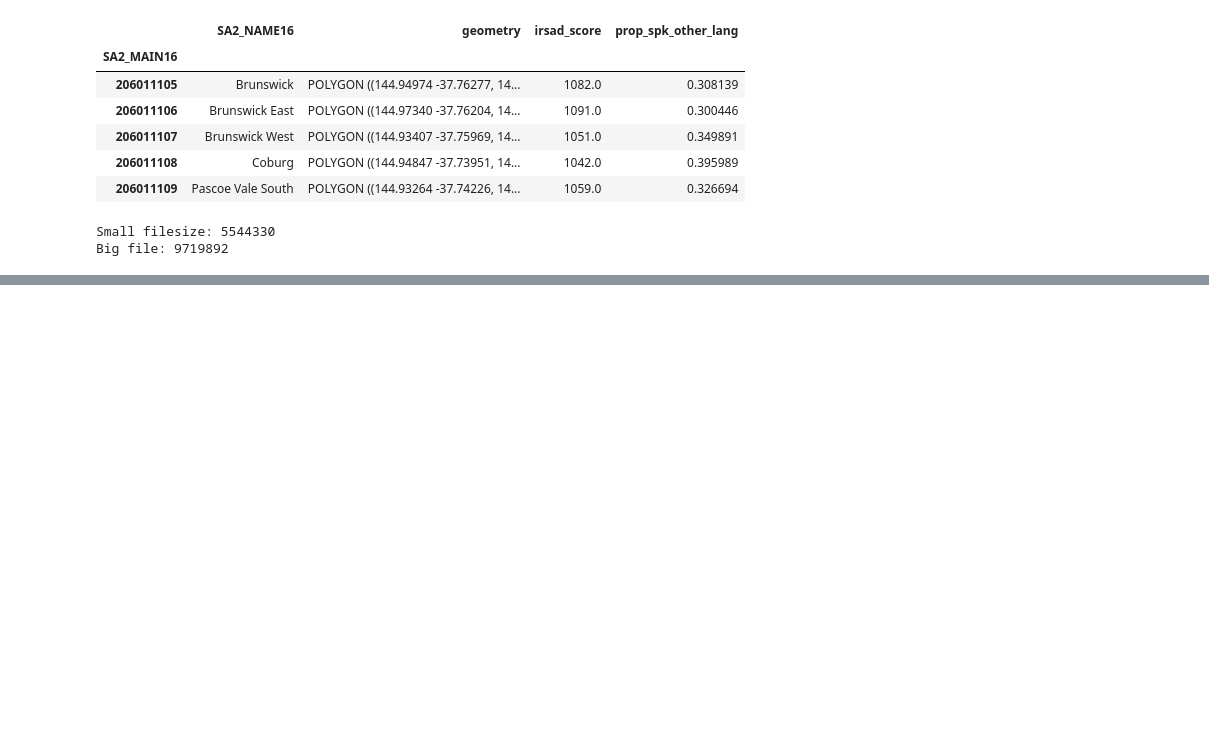
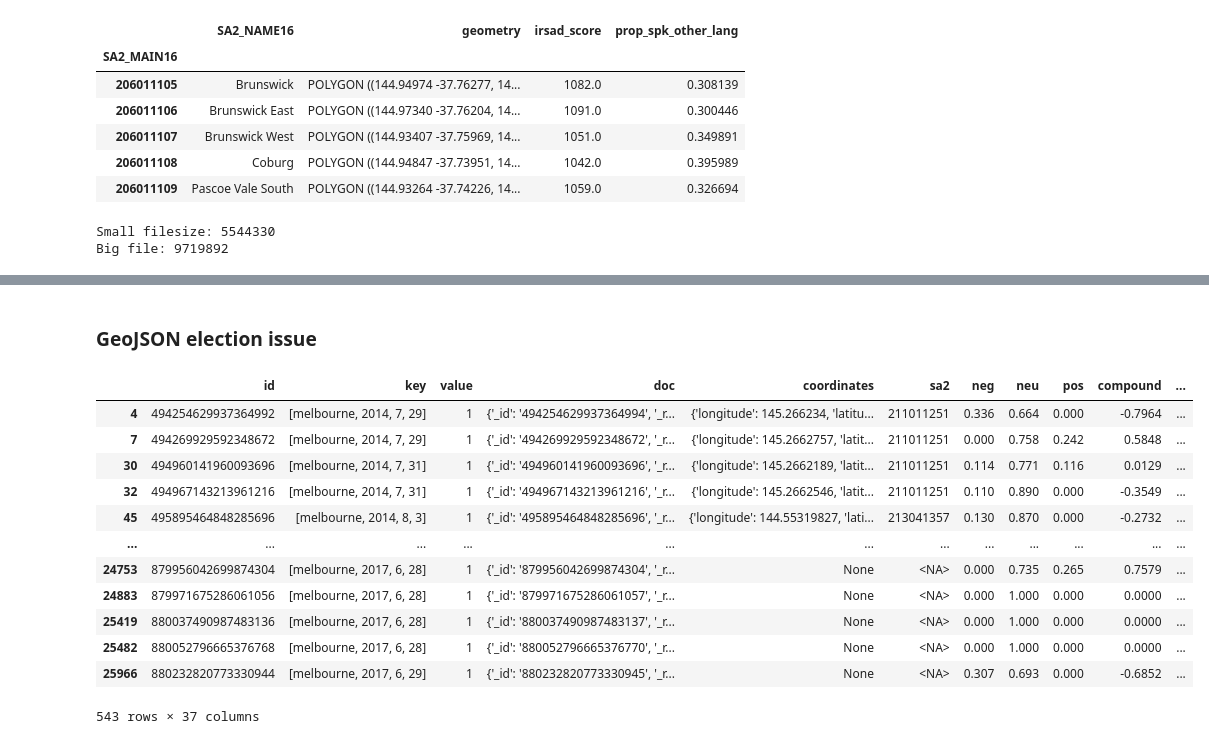
Before and after one commit to jsinkers/comp90024-assignment-2, a Jupyter notebook: data-analysis/data-analysis-part-2.ipynb, the cells around one changed output, grey strips where cells are left out. Saved outputs shown, nothing was run; the diff lists cells and outputs as text; code cells hidden in the pictures; blank space fills up the shorter version.

```diff
--- a/data-analysis/data-analysis-part-2.ipynb
+++ b/data-analysis/data-analysis-part-2.ipynb
@@ -575,0 +590,17 @@ Big file: 9719892
+# %%
+election_issues = {'childcare': ['childcare'],
+                   'housing': ['house', 'housing'],
+                   'taxes': ['tax'],
+                   'aged care': ['aged care'],
+                   'health': ['health', 'medicare'],
+                   'economy': ['economy']}
+# %%
+def filter_tweet(text, search_words):
+    text = text.lower()
+    #print(text)
+    for search_word in search_words:
+        if search_word in text:
+            #print(f"{search_word} in {text}")
+            return True
+
+    return False
@@ -575,0 +668,18 @@ Big file: 9719892
+# %% [markdown]
+### GeoJSON election issue
+# %%
+tweet_df[tweet_df[election_issues.keys()].any(1)]
+# %% [output]
+|  | id | key | value | doc | coordinates | sa2 | neg | neu | pos | compound | ... |
+| 4 | 494254629937364992 | [melbourne, 2014, 7, 29] | 1 | {'_id': '494254629937364994', '_r... | {'longitude': 145.266234, 'latitu... | 211011251 | 0.336 | 0.664 | 0.000 | -0.7964 | ... |
+| 7 | 494269929592348672 | [melbourne, 2014, 7, 29] | 1 | {'_id': '494269929592348672', '_r... | {'longitude': 145.2662757, 'latit... | 211011251 | 0.000 | 0.758 | 0.242 | 0.5848 | ... |
+| 30 | 494960141960093696 | [melbourne, 2014, 7, 31] | 1 | {'_id': '494960141960093696', '_r... | {'longitude': 145.2662189, 'latit... | 211011251 | 0.114 | 0.771 | 0.116 | 0.0129 | ... |
+| 32 | 494967143213961216 | [melbourne, 2014, 7, 31] | 1 | {'_id': '494967143213961216', '_r... | {'longitude': 145.2662546, 'latit... | 211011251 | 0.110 | 0.890 | 0.000 | -0.3549 | ... |
+| 45 | 495895464848285696 | [melbourne, 2014, 8, 3] | 1 | {'_id': '495895464848285696', '_r... | {'longitude': 144.55319827, 'lati... | 213041357 | 0.130 | 0.870 | 0.000 | -0.2732 | ... |
+| ... | ... | ... | ... | ... | ... | ... | ... | ... | ... | ... | ... |
+| 24753 | 879956042699874304 | [melbourne, 2017, 6, 28] | 1 | {'_id': '879956042699874304', '_r... | None | <NA> | 0.000 | 0.735 | 0.265 | 0.7579 | ... |
+| 24883 | 879971675286061056 | [melbourne, 2017, 6, 28] | 1 | {'_id': '879971675286061057', '_r... | None | <NA> | 0.000 | 1.000 | 0.000 | 0.0000 | ... |
+| 25419 | 880037490987483136 | [melbourne, 2017, 6, 28] | 1 | {'_id': '880037490987483137', '_r... | None | <NA> | 0.000 | 1.000 | 0.000 | 0.0000 | ... |
+| 25482 | 880052796665376768 | [melbourne, 2017, 6, 28] | 1 | {'_id': '880052796665376770', '_r... | None | <NA> | 0.000 | 1.000 | 0.000 | 0.0000 | ... |
+| 25966 | 880232820773330944 | [melbourne, 2017, 6, 29] | 1 | {'_id': '880232820773330945', '_r... | None | <NA> | 0.307 | 0.693 | 0.000 | -0.6852 | ... |
+543 rows × 37 columns
```
Also changed, not shown: parts of 18 cells of this notebook, 6 other files.
